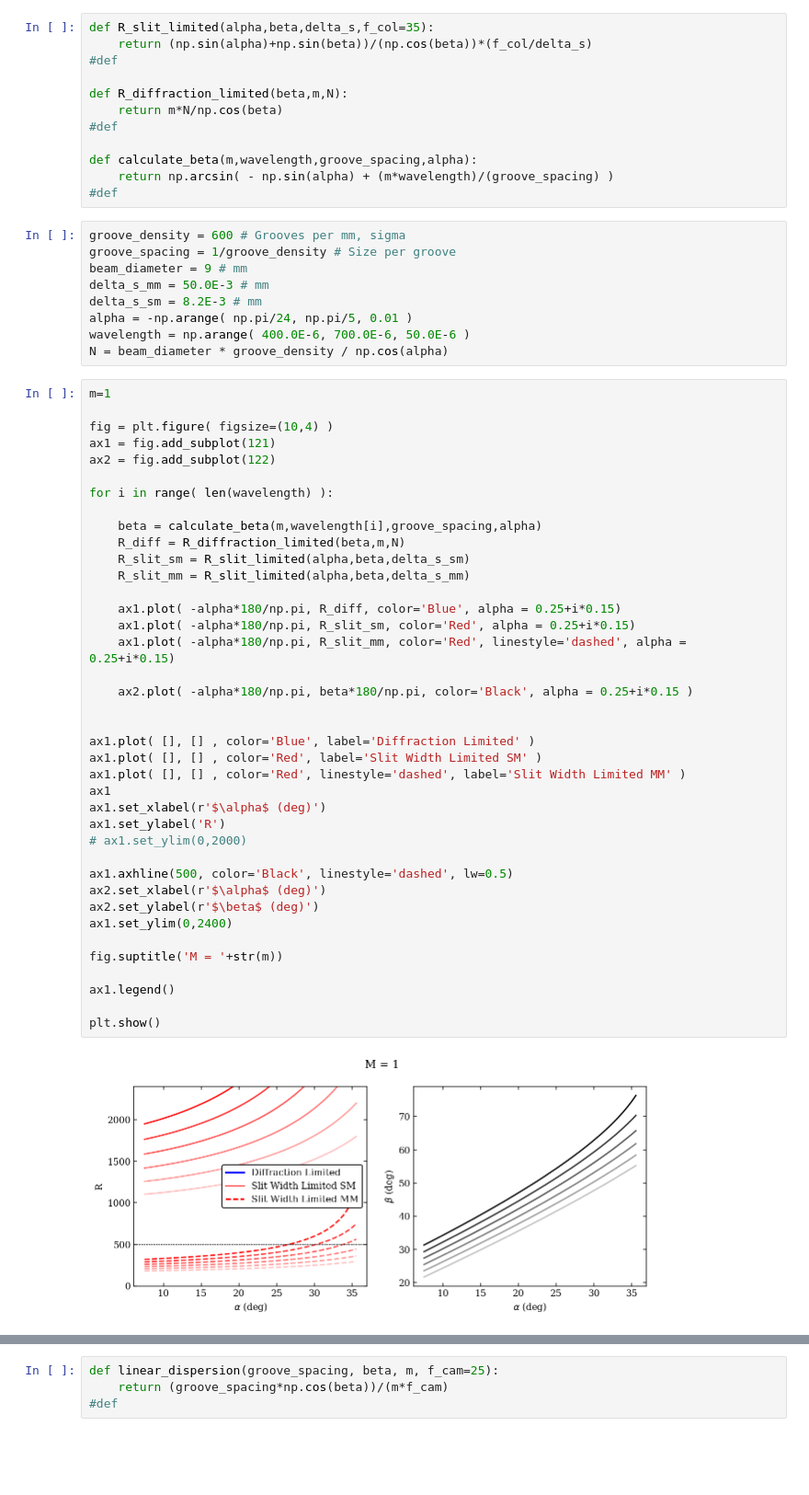
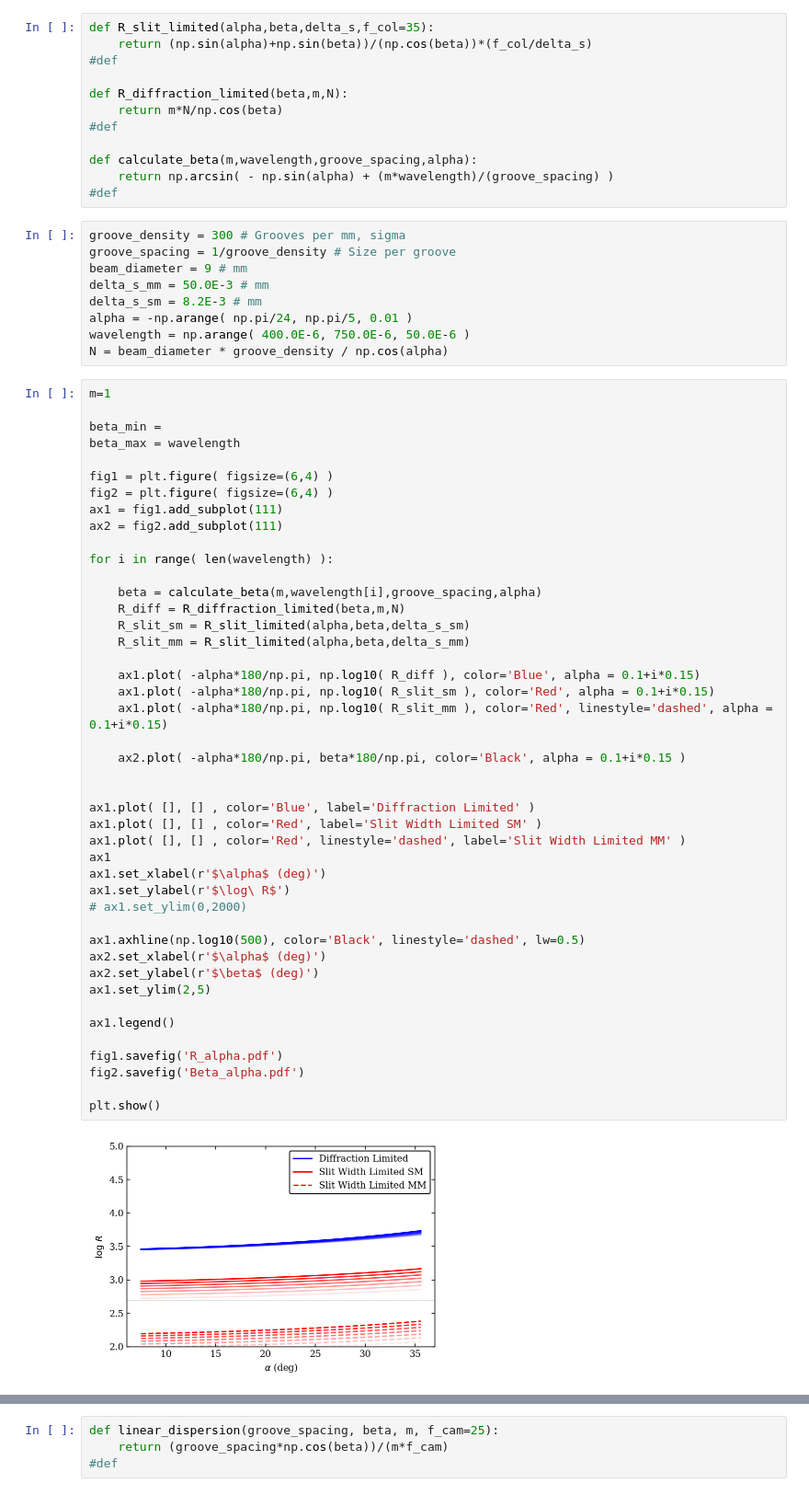
Before and after one commit to jamesmlane/AST2050-Labs, a Jupyter notebook: Lab4/Lab4_Preparation.ipynb, the cells around one changed output, grey strips where cells are left out. Shown at 92% size. Drawn from its saved outputs; the diff is of its cells as text; blank space fills up the shorter version.

```diff
--- a/Lab4/Lab4_Preparation.ipynb
+++ b/Lab4/Lab4_Preparation.ipynb
@@ -63,52 +63,57 @@ def calculate_beta(m,wavelength,groove_spacing,alpha):
     return np.arcsin( - np.sin(alpha) + (m*wavelength)/(groove_spacing) )
 #def
 # %%
-groove_density = 600 # Grooves per mm, sigma
+groove_density = 300 # Grooves per mm, sigma
 groove_spacing = 1/groove_density # Size per groove
 beam_diameter = 9 # mm
 delta_s_mm = 50.0E-3 # mm
 delta_s_sm = 8.2E-3 # mm
 alpha = -np.arange( np.pi/24, np.pi/5, 0.01 )
-wavelength = np.arange( 400.0E-6, 700.0E-6, 50.0E-6 )
+wavelength = np.arange( 400.0E-6, 750.0E-6, 50.0E-6 )
 N = beam_diameter * groove_density / np.cos(alpha)
 # %%
 m=1
 
-fig = plt.figure( figsize=(10,4) )
-ax1 = fig.add_subplot(121)
-ax2 = fig.add_subplot(122)
+beta_min =
+beta_max = wavelength
+
+fig1 = plt.figure( figsize=(6,4) )
+fig2 = plt.figure( figsize=(6,4) )
+ax1 = fig1.add_subplot(111)
+ax2 = fig2.add_subplot(111)
 
 for i in range( len(wavelength) ):
 
     beta = calculate_beta(m,wavelength[i],groove_spacing,alpha)
     R_diff = R_diffraction_limited(beta,m,N)
     R_slit_sm = R_slit_limited(alpha,beta,delta_s_sm)
     R_slit_mm = R_slit_limited(alpha,beta,delta_s_mm)
 
-    ax1.plot( -alpha*180/np.pi, R_diff, color='Blue', alpha = 0.25+i*0.15)
-    ax1.plot( -alpha*180/np.pi, R_slit_sm, color='Red', alpha = 0.25+i*0.15)
-    ax1.plot( -alpha*180/np.pi, R_slit_mm, color='Red', linestyle='dashed', alpha = 0.25+i*0.15)
+    ax1.plot( -alpha*180/np.pi, np.log10( R_diff ), color='Blue', alpha = 0.1+i*0.15)
+    ax1.plot( -alpha*180/np.pi, np.log10( R_slit_sm ), color='Red', alpha = 0.1+i*0.15)
+    ax1.plot( -alpha*180/np.pi, np.log10( R_slit_mm ), color='Red', linestyle='dashed', alpha = 0.1+i*0.15)
 
-    ax2.plot( -alpha*180/np.pi, beta*180/np.pi, color='Black', alpha = 0.25+i*0.15 )
+    ax2.plot( -alpha*180/np.pi, beta*180/np.pi, color='Black', alpha = 0.1+i*0.15 )
 
 
 ax1.plot( [], [] , color='Blue', label='Diffraction Limited' )
 ax1.plot( [], [] , color='Red', label='Slit Width Limited SM' )
 ax1.plot( [], [] , color='Red', linestyle='dashed', label='Slit Width Limited MM' )
 ax1
 ax1.set_xlabel(r'$\alpha$ (deg)')
-ax1.set_ylabel('R')
+ax1.set_ylabel(r'$\log\ R$')
 # ax1.set_ylim(0,2000)
 
-ax1.axhline(500, color='Black', linestyle='dashed', lw=0.5)
+ax1.axhline(np.log10(500), color='Black', linestyle='dashed', lw=0.5)
 ax2.set_xlabel(r'$\alpha$ (deg)')
 ax2.set_ylabel(r'$\beta$ (deg)')
-ax1.set_ylim(0,2400)
-
-fig.suptitle('M = '+str(m))
+ax1.set_ylim(2,5)
 
 ax1.legend()
 
+fig1.savefig('R_alpha.pdf')
+fig2.savefig('Beta_alpha.pdf')
+
 plt.show()
 # %% [output]
-[figure, old version]
+[figure, new version]
```
Also changed, not shown: parts of 1 cell of this notebook, 15 other files.
